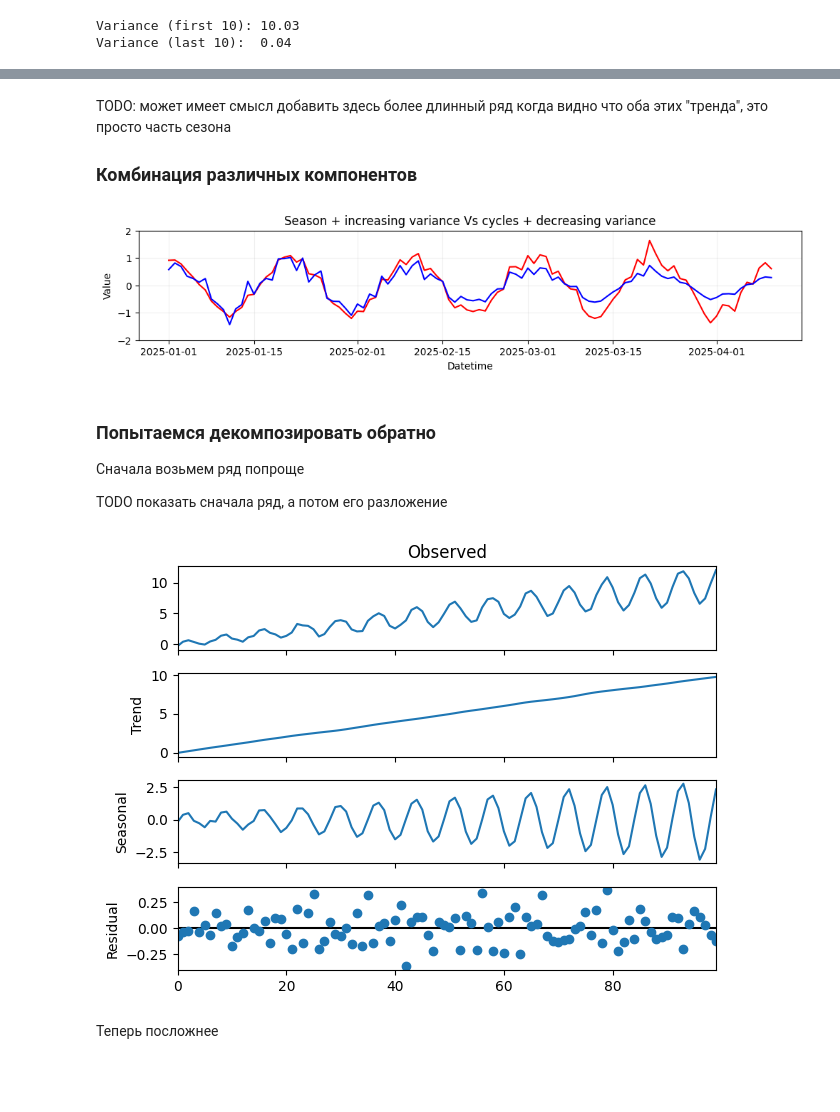
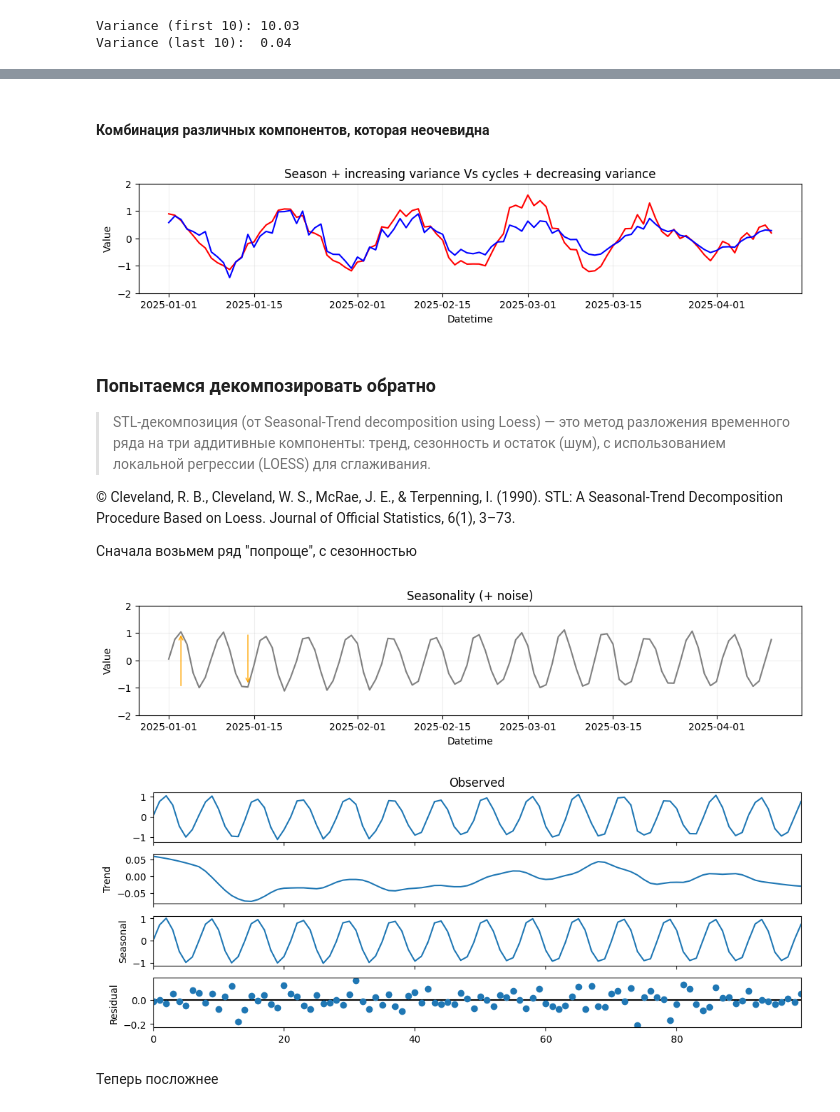
Before and after one commit to Dreamlone/ts-processing, a Jupyter notebook: notebooks/1_time_series_exploration.ipynb, the cells around one changed output, grey strips where cells are left out. Cells and saved outputs as stored; diff of their text form; code cells hidden in the pictures; blank space fills up the shorter version.

```diff
--- a/notebooks/1_time_series_exploration.ipynb
+++ b/notebooks/1_time_series_exploration.ipynb
@@ -43,6 +59,6 @@ datetime_index = pd.date_range(start=start, periods=n, freq=freq)
 # %%
-noise_component_max = 0.1
-noise_values = np.random.normal(0, noise_component_max, n)
+noise_component_scale = 0.1
+noise_values = np.random.normal(0, noise_component_scale, n)
 
 fig_size = (12.0, 2.0)
 fig, ax = plt.subplots(figsize=fig_size)
@@ -443,22 +595,35 @@ plt.show()
 # %% [markdown]
-TODO: может имеет смысл добавить здесь более длинный ряд когда видно что оба этих "тренда", это просто часть сезона
-
-### Комбинация различных компонентов
+#### Комбинация различных компонентов, которая неочевидна
 # %%
 m_sync = 20  # common period for both series
-phi = 0.0  # common phase
-std_up = np.linspace(0.3, 1.5, n)  # increasing variance
-seasonal = np.cos(2 * np.pi * t / m_sync + phi)  # SAME base wave as below
-values_non_stationary_seasonal_var_increasing = seasonal + (0.1 * std_up) * eps
+phi = 0.2 # almost common phase
+
+std_up = np.linspace(0.3, 1.5, n)
+seasonal = np.cos(2 * np.pi * t / m_sync + phi)
+half = n // 2
+mask2 = t >= t[half]
+m_cycle = 4 * m_sync
+A = 0.6
+ramp_len = max(5, int(0.1 * (n - half)))
+ramp = np.linspace(0, 1, ramp_len)
+window = np.ones(n)
+window[half:half + ramp_len] = ramp
+window[half + ramp_len:] = 1.0
+t2 = t - t[half]
+slow_cycle = 1.0 + A * np.cos(2 * np.pi * t2 / m_cycle)
+amp = np.ones(n)
+amp[mask2] = 1.0 + window[mask2] * (slow_cycle[mask2] - 1.0)
+seasonal_mod = amp * seasonal
+values_seasonal_var_increasing = seasonal_mod + (0.1 * std_up) * eps
 
 std_down = np.linspace(1.5, 0.3, n)  # decreasing variance
-cycles = np.cos(2 * np.pi * t / m_sync + phi) * np.exp(-t / n)  # SAME wave + mild damping
-values_stationary_cycles_var_decreasing = cycles + (0.1 * std_down) * eps
+cycles = np.cos(2 * np.pi * t / m_sync) * np.exp(-t / n)  # SAME wave + mild damping
+values_cycles_var_decreasing = cycles + (0.1 * std_down) * eps
 
 fig_size = (12.0, 2.0)
 fig, ax = plt.subplots(figsize=fig_size)
-ax.plot(datetime_index, values_non_stationary_seasonal_var_increasing, c="red")
-ax.plot(datetime_index, values_stationary_cycles_var_decreasing, c="blue")
+ax.plot(datetime_index, values_seasonal_var_increasing, c="red")
+ax.plot(datetime_index, values_cycles_var_decreasing, c="blue")
 ax.grid(alpha=0.2)
 ax.set_xlabel("Datetime")
 ax.set_ylabel("Value")
@@ -466,27 +631,29 @@ ax.set_ylim(-2, 2)
 ax.set_title("Season + increasing variance Vs cycles + decreasing variance")
 plt.show()
 # %% [output]
-[figure, old version]
+[figure, new version]
 # %% [markdown]
 ### Попытаемся декомпозировать обратно
 
-Сначала возьмем ряд попроще
+> STL-декомпозиция (от Seasonal-Trend decomposition using Loess) — это метод разложения временного ряда на три аддитивные компоненты: тренд, сезонность и остаток (шум), с использованием локальной регрессии (LOESS) для сглаживания.
 
-TODO показать сначала ряд, а потом его разложение
+© Cleveland, R. B., Cleveland, W. S., McRae, J. E., & Terpenning, I. (1990). STL: A Seasonal-Trend Decomposition Procedure Based on Loess. Journal of Official Statistics, 6(1), 3–73.
+
+Сначала возьмем ряд "попроще", с сезонностью
+# %%
+plot_ts_with_season(ts_with_season)
+# %% [output]
+[figure, added]
 # %%
 from statsmodels.tsa.seasonal import STL
 
-trend = 0.1 * t
-m = 7
-amplitude = np.linspace(0.5, 3.0, n)
-seasonal = amplitude * np.sin(2 * np.pi * t / m)
-values = trend + seasonal + 0.1 * eps
-
-res = STL(values, period=m).fit()
-res.plot()
+res = STL(ts_with_season, period=m).fit()
+ax = res.plot()
+fig = ax.get_figure()
+fig.set_size_inches(11, 4)
 plt.show()
 # %% [output]
-[figure, old version]
+[figure, new version]
 # %% [markdown]
 Теперь посложнее
 # %%
```
Also changed, not shown: parts of 61 cells of this notebook, 7 other files.
